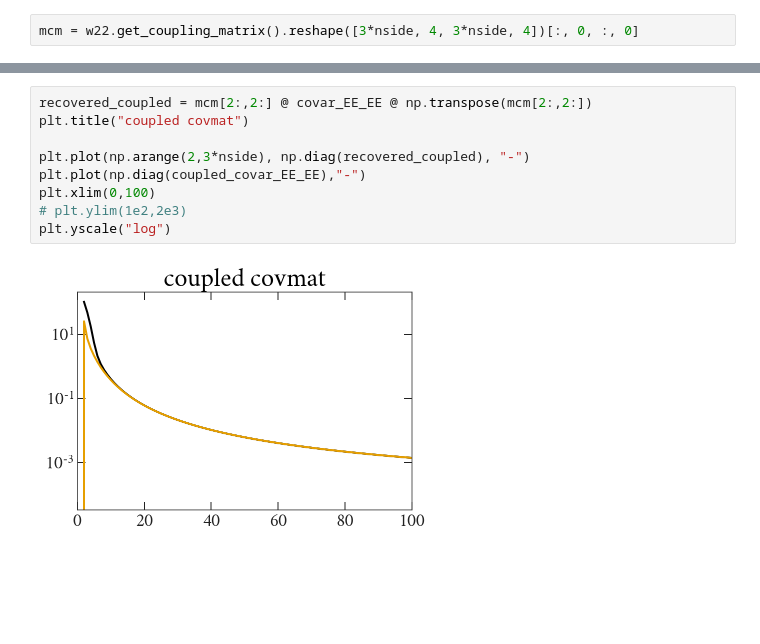
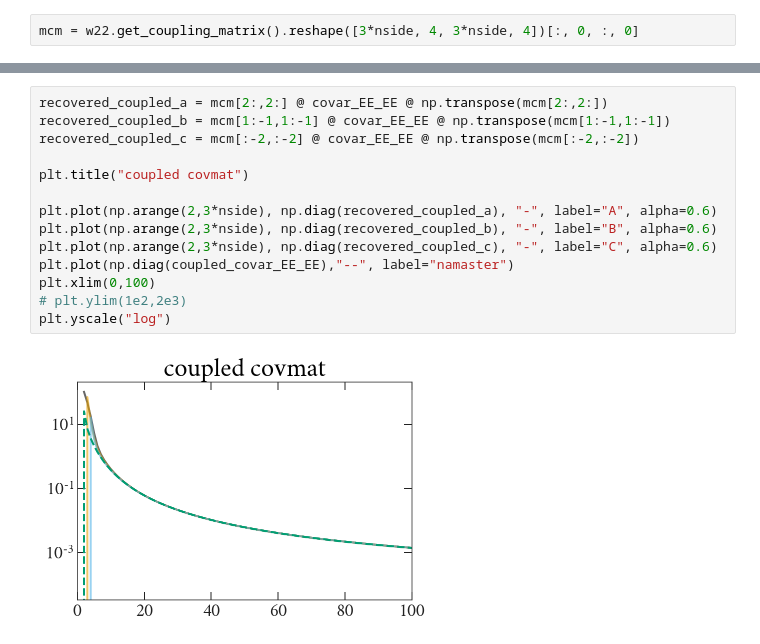
Before and after one commit to xzackli/PowerSpectra.jl, a Jupyter notebook: notebooks/namaster_cov_test.ipynb, the cells around one changed output, grey strips where cells are left out. Cells and saved outputs as stored; diff of their text form; blank space fills up the shorter version.

Commit message:
covariance matrix unit tests implemented

```diff
--- a/notebooks/namaster_cov_test.ipynb
+++ b/notebooks/namaster_cov_test.ipynb
@@ -89,13 +96,18 @@ mcm = w22.get_coupling_matrix().reshape([3*nside, 4, 3*nside, 4])[:, 0, :, 0]
 # %%
-recovered_coupled = mcm[2:,2:] @ covar_EE_EE @ np.transpose(mcm[2:,2:])
+recovered_coupled_a = mcm[2:,2:] @ covar_EE_EE @ np.transpose(mcm[2:,2:])
+recovered_coupled_b = mcm[1:-1,1:-1] @ covar_EE_EE @ np.transpose(mcm[1:-1,1:-1])
+recovered_coupled_c = mcm[:-2,:-2] @ covar_EE_EE @ np.transpose(mcm[:-2,:-2])
+
 plt.title("coupled covmat")
 
-plt.plot(np.arange(2,3*nside), np.diag(recovered_coupled), "-")
-plt.plot(np.diag(coupled_covar_EE_EE),"-")
+plt.plot(np.arange(2,3*nside), np.diag(recovered_coupled_a), "-", label="A", alpha=0.6)
+plt.plot(np.arange(2,3*nside), np.diag(recovered_coupled_b), "-", label="B", alpha=0.6)
+plt.plot(np.arange(2,3*nside), np.diag(recovered_coupled_c), "-", label="C", alpha=0.6)
+plt.plot(np.diag(coupled_covar_EE_EE),"--", label="namaster")
 plt.xlim(0,100)
 # plt.ylim(1e2,2e3)
 plt.yscale("log")
 # %% [output]
-[figure, old version]
+[figure, new version]
 # %%
 plt.plot(
```
Also changed, not shown: parts of 2 cells of this notebook, 13 other files.
